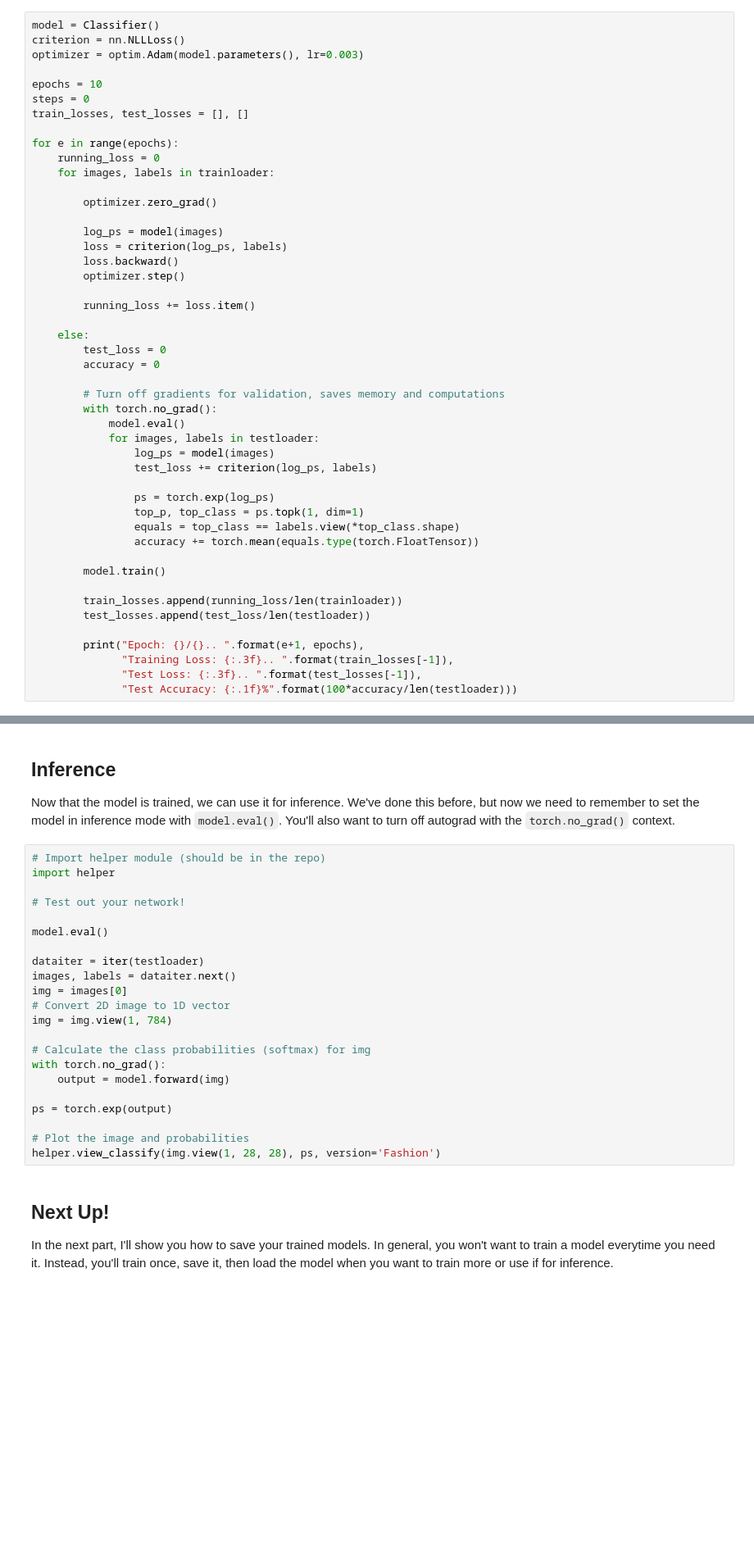
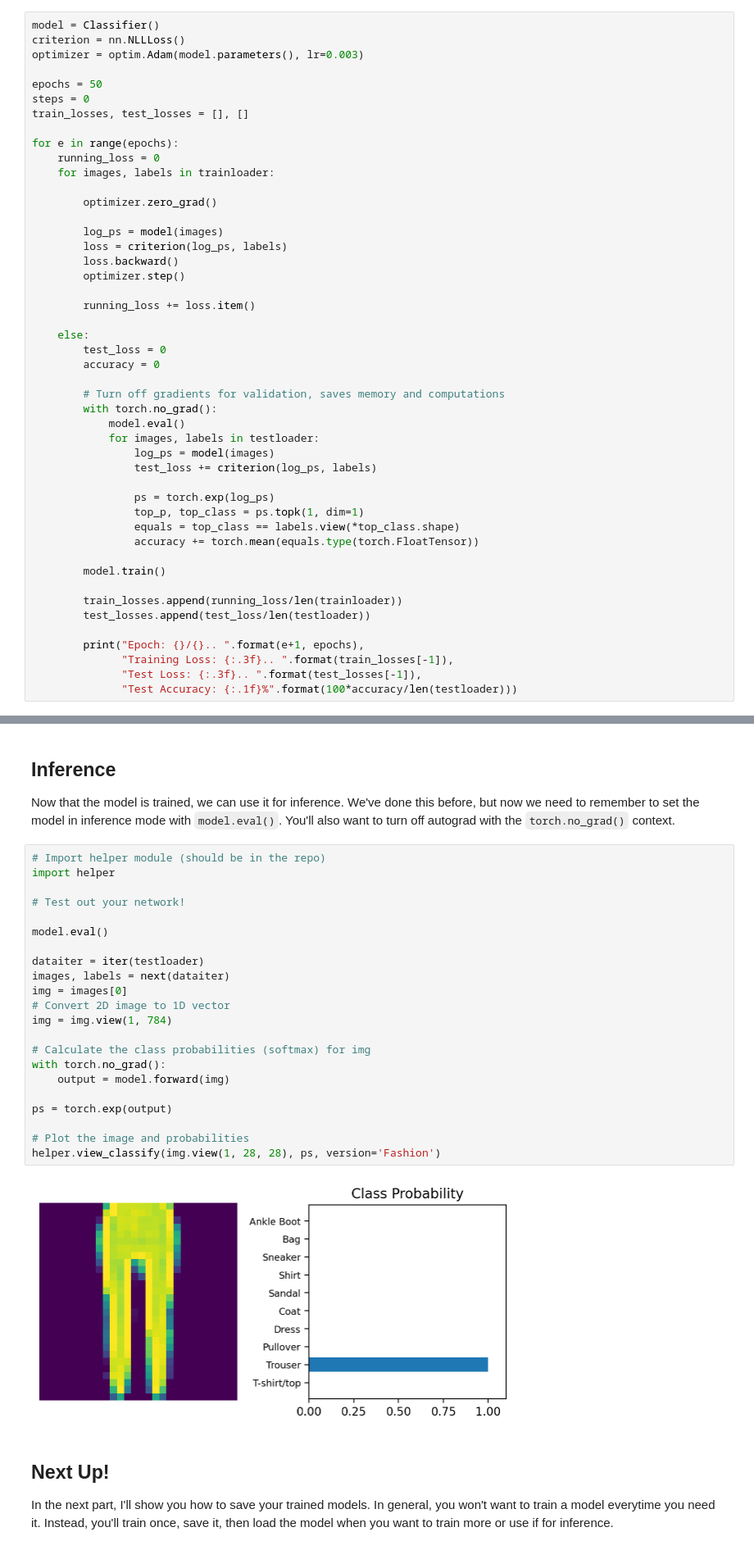
Before and after one commit to Chaklader/flower-image-classifier, a Jupyter notebook: lectures/neural_networks_with_pyTorch/deep-learning-with-pytorch/P_5_Inference_and_Validation.ipynb, the cells around one changed output, grey strips where cells are left out. Shown at 82% size. Drawn from its saved outputs; the diff is of its cells as text; blank space fills up the shorter version.

```diff
--- a/lectures/neural_networks_with_pyTorch/deep-learning-with-pytorch/P_5_Inference_and_Validation.ipynb
+++ b/lectures/neural_networks_with_pyTorch/deep-learning-with-pytorch/P_5_Inference_and_Validation.ipynb
@@ -276,7 +442,7 @@ model = Classifier()
 criterion = nn.NLLLoss()
 optimizer = optim.Adam(model.parameters(), lr=0.003)
 
-epochs = 10
+epochs = 50
 steps = 0
 train_losses, test_losses = [], []
 
@@ -348,25 +522,27 @@ Now that the model is trained, we can use it for inference. We've done this befo
 # %%
 # Import helper module (should be in the repo)
 import helper
 
 # Test out your network!
 
 model.eval()
 
 dataiter = iter(testloader)
-images, labels = dataiter.next()
+images, labels = next(dataiter)
 img = images[0]
 # Convert 2D image to 1D vector
 img = img.view(1, 784)
 
 # Calculate the class probabilities (softmax) for img
 with torch.no_grad():
     output = model.forward(img)
 
 ps = torch.exp(output)
 
 # Plot the image and probabilities
 helper.view_classify(img.view(1, 28, 28), ps, version='Fashion')
+# %% [output]
+[figure, added]
 # %% [markdown]
 ## Next Up!
 
```
Also changed, not shown: parts of 14 cells of this notebook.
